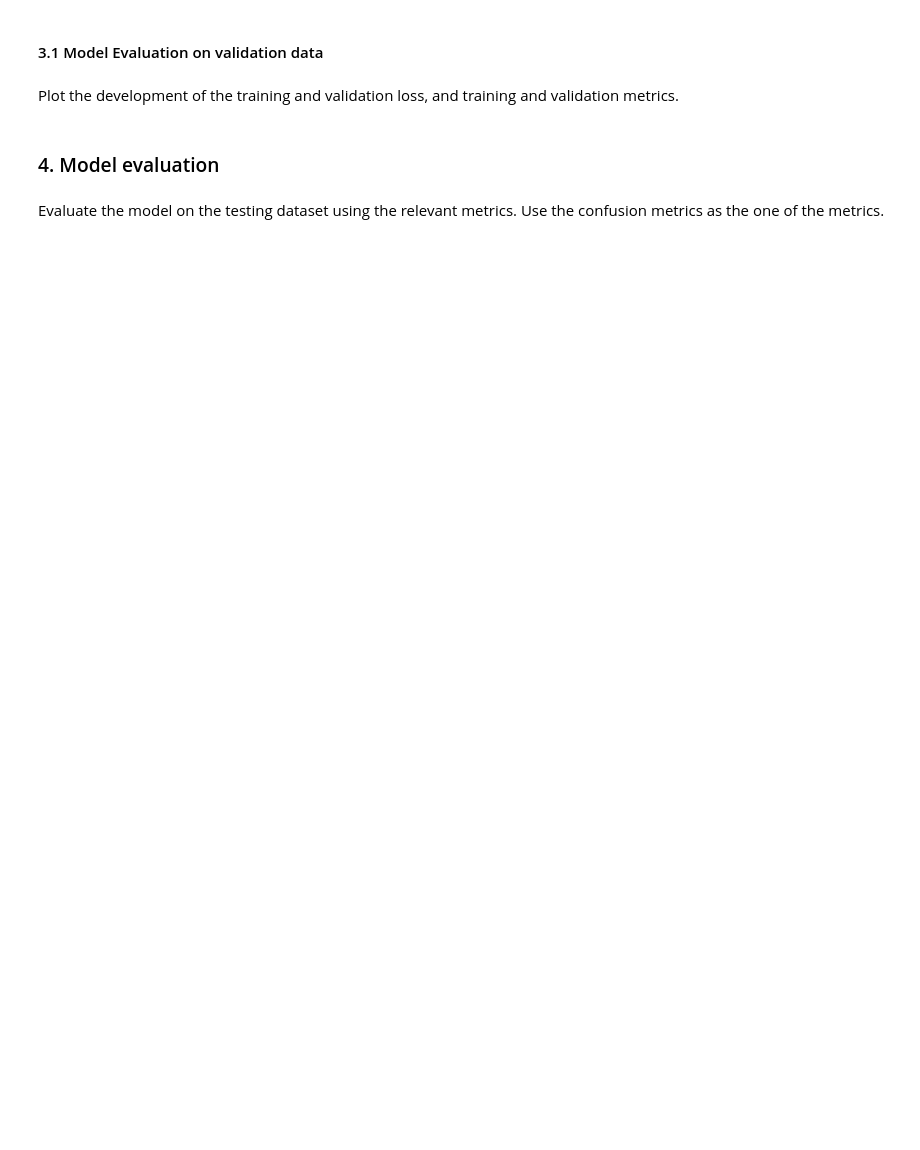
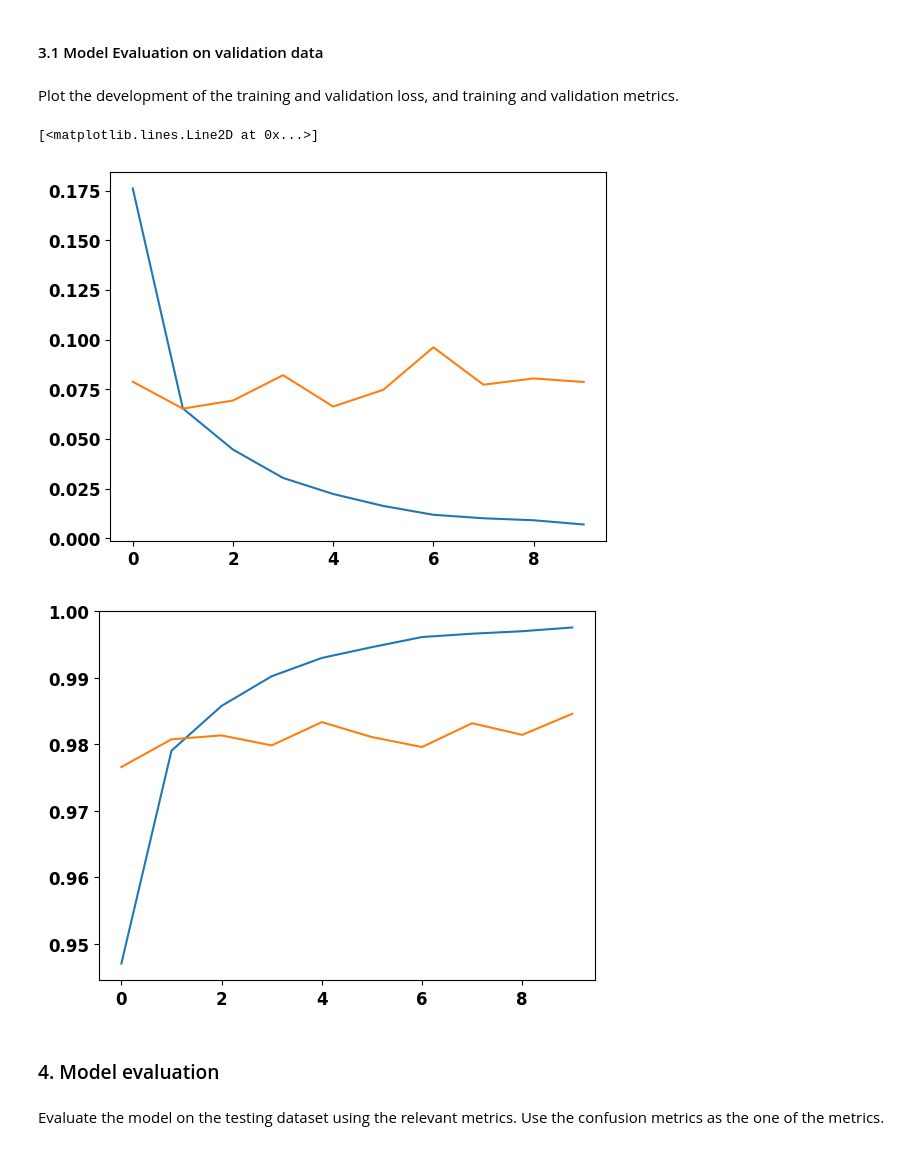
Before and after one commit to xDocka15/MPA-MLF_Dockal, a Jupyter notebook: ex_07.ipynb, the cells around one changed output. Cells and saved outputs as stored; diff of their text form; code cells hidden in the pictures; blank space fills up the shorter version.

```diff
--- a/ex_07.ipynb
+++ b/ex_07.ipynb
@@ -118,6 +125,7 @@ model = Sequential()
 model.add(Conv2D(32, (3, 3), activation='relu', input_shape=(28, 28, 1)))
 model.add(MaxPooling2D(pool_size=(2, 2)))
 model.add(Flatten())
+model.add(Dense(32, activation='relu'))
 model.add(Dense(10, activation='softmax'))
 
 model.summary()
@@ -150,7 +160,8 @@ learning_rate = 0.0
 
 ###################################
 # Write your own code here #
-
+optimizer = Adam(learning_rate = 0.001) # learn rate changes how much the model changes after earch sample
+model.compile(loss='categorical_crossentropy', optimizer=optimizer, metrics=['accuracy'])
 
 
 ###################################
@@ -165,6 +194,6 @@ train your model, define the relevant hyperparameters (no. epochs, batch_size),
 ###################################
 # Write your own code here #
 
-
+history = model.fit(X_train, y_train, epochs=10, batch_size=10, validation_split = 0.2)
 
 ###################################
@@ -182,3 +225,20 @@ Plot the development of the training and validation loss, and training and valid
+# %%
+###################################
+# Write your own code here #
+
+plt.figure()
+plt.plot(history.history['loss'])
+plt.plot(history.history['val_loss'])
+
+plt.figure()
+plt.plot(history.history['accuracy'])
+plt.plot(history.history['val_accuracy'])
+
+###################################
+# %% [output]
+[<matplotlib.lines.Line2D at 0x...>]
+[figure, added]
+[figure, added]
 # %% [markdown]
 ### 4. Model evaluation
 # %% [markdown]
```
Also changed, not shown: parts of 11 cells of this notebook.
